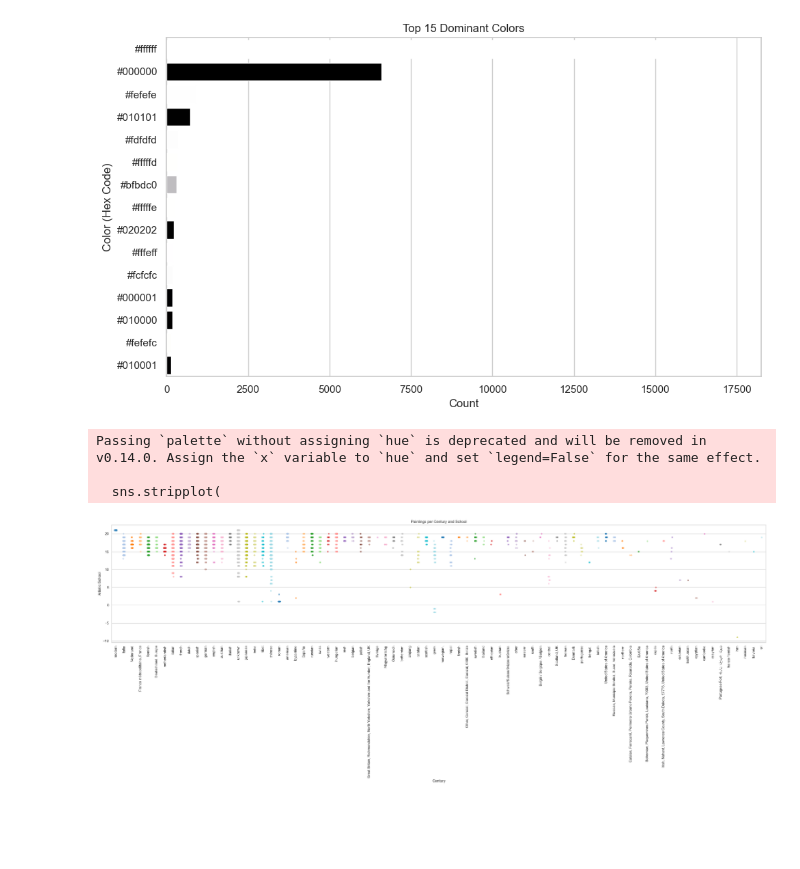
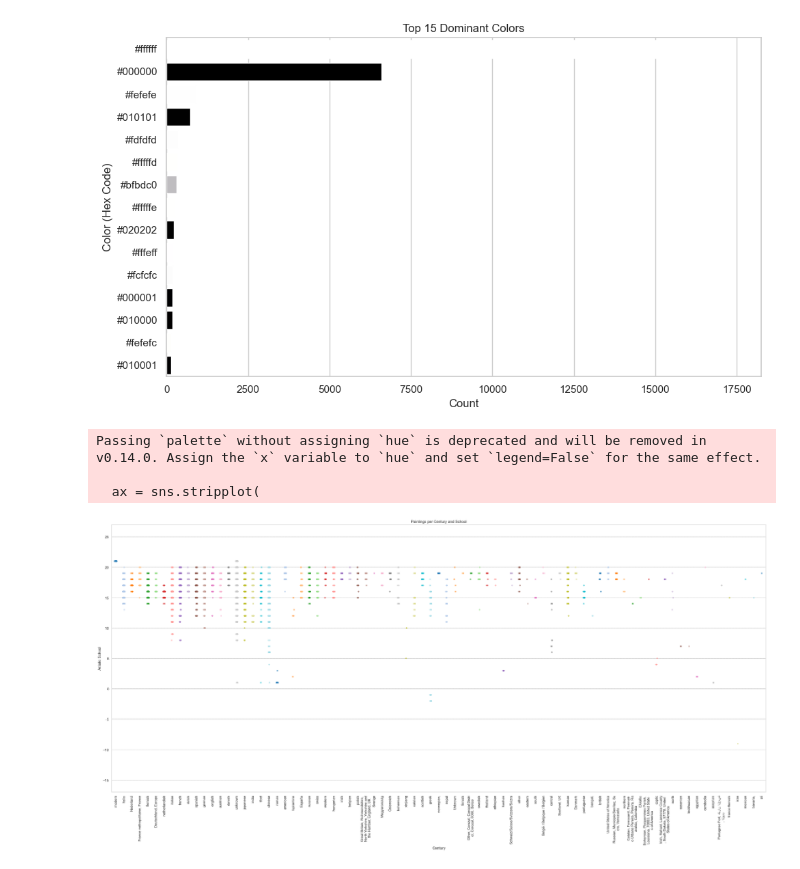
Before and after one commit to vieira-giulia/art_data_mining, a Jupyter notebook: explore.ipynb, the cells around one changed output. Saved outputs shown, nothing was run; the diff lists cells and outputs as text; code cells hidden in the pictures; blank space fills up the shorter version.

```diff
--- a/explore.ipynb
+++ b/explore.ipynb
@@ -136,25 +136,32 @@ Passing `palette` without assigning `hue` is deprecated and will be removed in v
 
   sns.barplot(
 [figure]
-# %%
-plt.figure(figsize=(30, 20))
-sns.stripplot(
-    data=df,
-    x='school',
-    y='century',
-    jitter=True,
-    alpha=0.6,
-    palette='tab20',
-)
-
-plt.title('Paintings per Century and School')
-plt.xlabel('Century')
-plt.ylabel('Artistic School')
-plt.xticks(rotation=90)
-plt.tight_layout()
-plt.show()
-# %% [output]
-Passing `palette` without assigning `hue` is deprecated and will be removed in v0.14.0. Assign the `x` variable to `hue` and set `legend=False` for the same effect.
-
-  sns.stripplot(
-[figure, removed]
+# %%
+df['school_wrapped'] = df['school'].apply(
+    lambda x: '\n'.join([str(x)[i:i+30] for i in range(0, len(str(x)), 30)]) if pd.notna(x) else 'Unknown'
+)
+
+plt.figure(figsize=(30, 15))
+ax = sns.stripplot(
+    data=df,
+    x='school_wrapped',
+    y='century',
+    jitter=True,
+    alpha=0.6,
+    palette='tab20',
+)
+
+plt.title('Paintings per Century and School')
+plt.xlabel('Century')
+plt.ylabel('Artistic School')
+plt.xticks(rotation=90)
+y_ticks = ax.get_yticks()
+for y in y_ticks:
+    ax.axhline(y=y, color='gray', linestyle='--', linewidth=0.7, alpha=0.5)
+plt.tight_layout()
+plt.show()
+# %% [output]
+Passing `palette` without assigning `hue` is deprecated and will be removed in v0.14.0. Assign the `x` variable to `hue` and set `legend=False` for the same effect.
+
+  ax = sns.stripplot(
+[figure, added]
```
Also changed, not shown: parts of 2 cells of this notebook, 17 other files.
